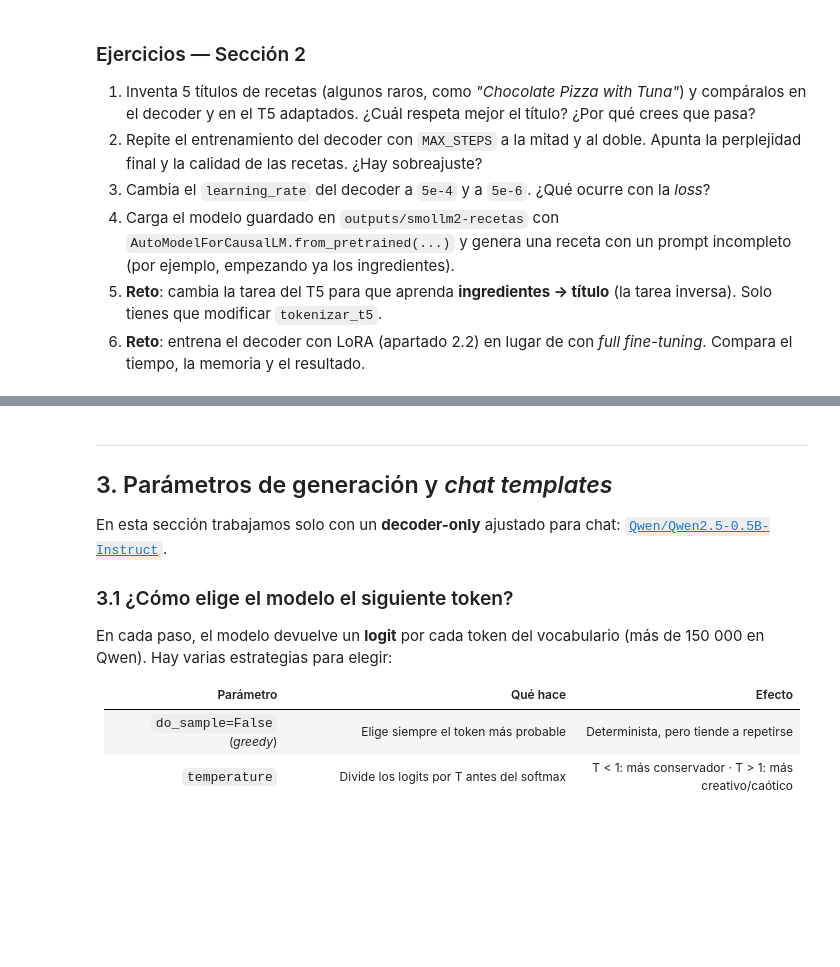
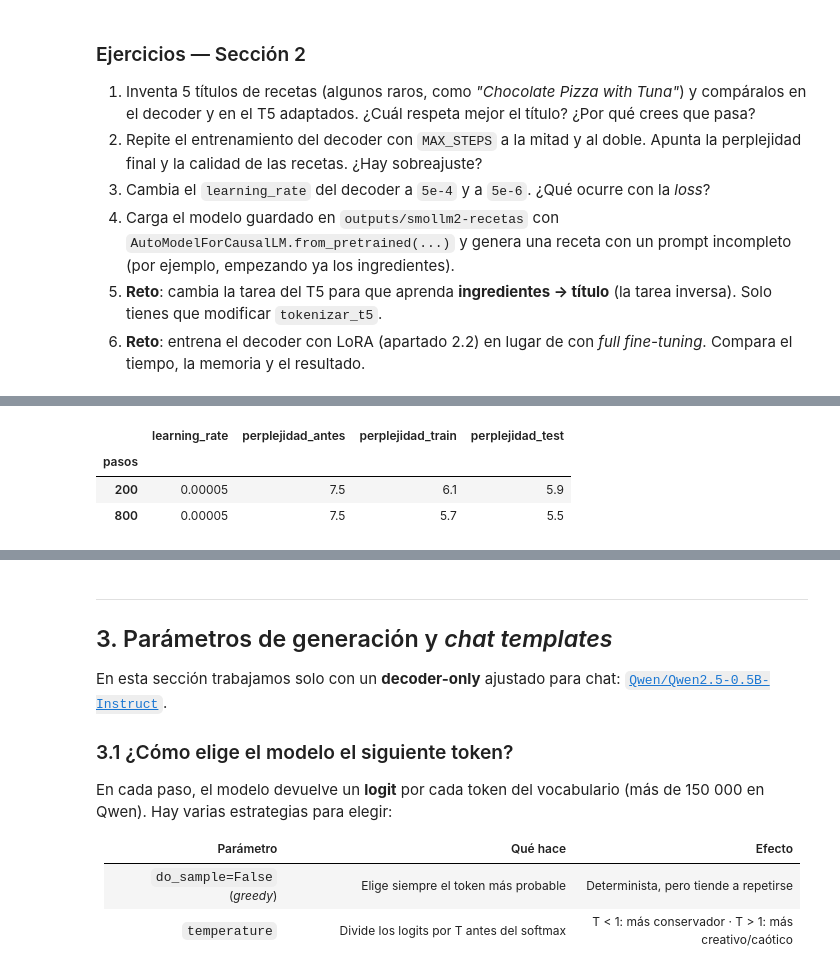
Before and after one commit to ai-somorrostro/reto_1_1-2627-llm_introduction, a Jupyter notebook: llm_fundamentos.ipynb, the cells around one changed output, grey strips where cells are left out. Cells and saved outputs as stored; diff of their text form; code cells hidden in the pictures; blank space fills up the shorter version.

```diff
--- a/llm_fundamentos.ipynb
+++ b/llm_fundamentos.ipynb
@@ -629,0 +1121,62 @@ liberar_memoria()
+# %%
+from transformers import AutoModelForCausalLM
+
+
+def entrenar_decoder(steps, learning_rate=5e-5, etiqueta=""):
+    '''Entrena SmolLM2-135M desde los pesos base y devuelve las perplejidades.'''
+    transformers.set_seed(SEED)
+    model = AutoModelForCausalLM.from_pretrained("HuggingFaceTB/SmolLM2-135M").to(device)
+
+    args = TrainingArguments(
+        output_dir=f"{OUTPUT_DIR}/smollm2-recetas-{etiqueta or steps}",
+        max_steps=steps,
+        per_device_train_batch_size=BATCH_SIZE,
+        per_device_eval_batch_size=BATCH_SIZE,
+        learning_rate=learning_rate,
+        lr_scheduler_type="cosine",
+        warmup_steps=max(1, steps // 10),
+        weight_decay=0.01,
+        logging_steps=max(1, steps // 10),
+        eval_strategy="no",
+        save_strategy="no",
+        bf16=USE_BF16,
+        fp16=USE_FP16,
+        report_to="none",
+        seed=SEED,
+    )
+    trainer = Trainer(
+        model=model,
+        args=args,
+        train_dataset=ds_dec["train"],
+        eval_dataset=ds_dec["test"],
+        data_collator=collator_dec,
+        processing_class=tok_dec,
+    )
+
+    ppl_antes = math.exp(trainer.evaluate()["eval_loss"])
+    trainer.train()
+    ppl_test = math.exp(trainer.evaluate()["eval_loss"])
+    # 200 recetas de train bastan para comparar train vs. test
+    ppl_train = math.exp(trainer.evaluate(eval_dataset=ds_dec["train"].select(range(200)))["eval_loss"])
+
+    print(f"\n[{etiqueta}] pasos={steps} | perplejidad antes={ppl_antes:.1f} "
+          f"| train={ppl_train:.1f} | test={ppl_test:.1f}")
+    probar_decoder(model)
+
+    del trainer, model
+    liberar_memoria()
+    return {
+        "pasos": steps,
+        "learning_rate": learning_rate,
+        "perplejidad_antes": round(ppl_antes, 1),
+        "perplejidad_train": round(ppl_train, 1),
+        "perplejidad_test": round(ppl_test, 1),
+    }
+
+
+resultados_steps = {}
+for steps in [MAX_STEPS // 2, MAX_STEPS * 2]:
+    resultados_steps[steps] = entrenar_decoder(steps, etiqueta=f"steps-{steps}")
+
+pd.DataFrame(resultados_steps.values()).set_index("pasos")
+# %% [output]
@@ -629,0 +1217,4 @@ liberar_memoria()
+|  | learning_rate | perplejidad_antes | perplejidad_train | perplejidad_test |
+| pasos |  |  |  |  |
+| 200 | 0.00005 | 7.5 | 6.1 | 5.9 |
+| 800 | 0.00005 | 7.5 | 5.7 | 5.5 |
```
Also changed, not shown: parts of 124 cells of this notebook.
